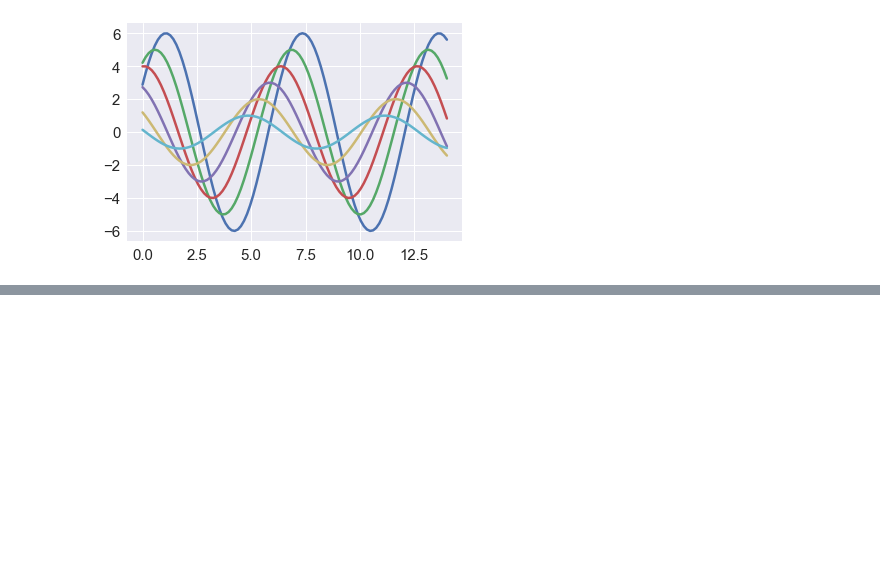
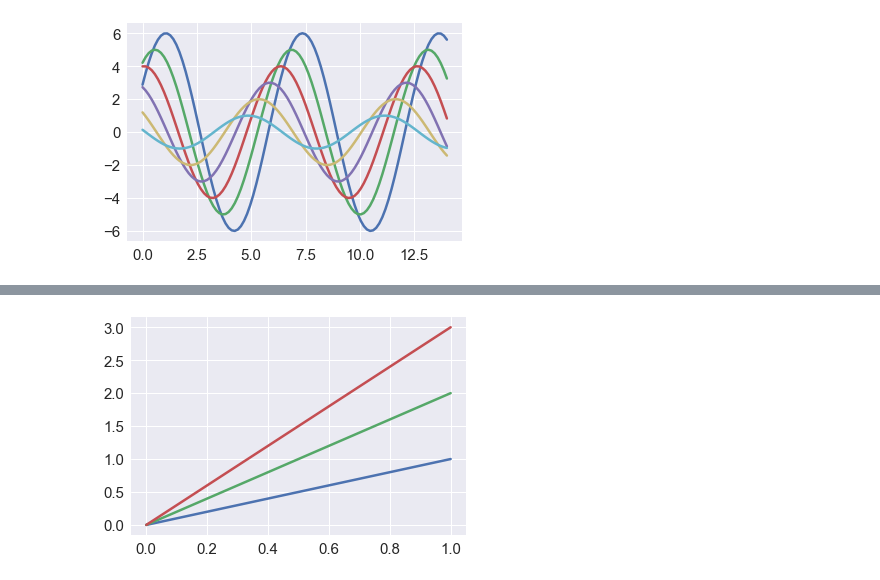
Before and after one commit to HassanSherwani/Data_Analysis_Python-II, a Jupyter notebook: 9.Seaborn.ipynb, the cells around one changed output, grey strips where cells are left out. Saved outputs shown, nothing was run; the diff lists cells and outputs as text; code cells hidden in the pictures; blank space fills up the shorter version.

```diff
--- a/9.Seaborn.ipynb
+++ b/9.Seaborn.ipynb
@@ -203,0 +222,6 @@ sinplot()
+# %%
+plt.plot([0, 1], [0, 1])
+plt.plot([0, 1], [0, 2])
+plt.plot([0, 1], [0, 3]);
+# %% [output]
+[figure, added]
```
Also changed, not shown: parts of 48 cells of this notebook.
